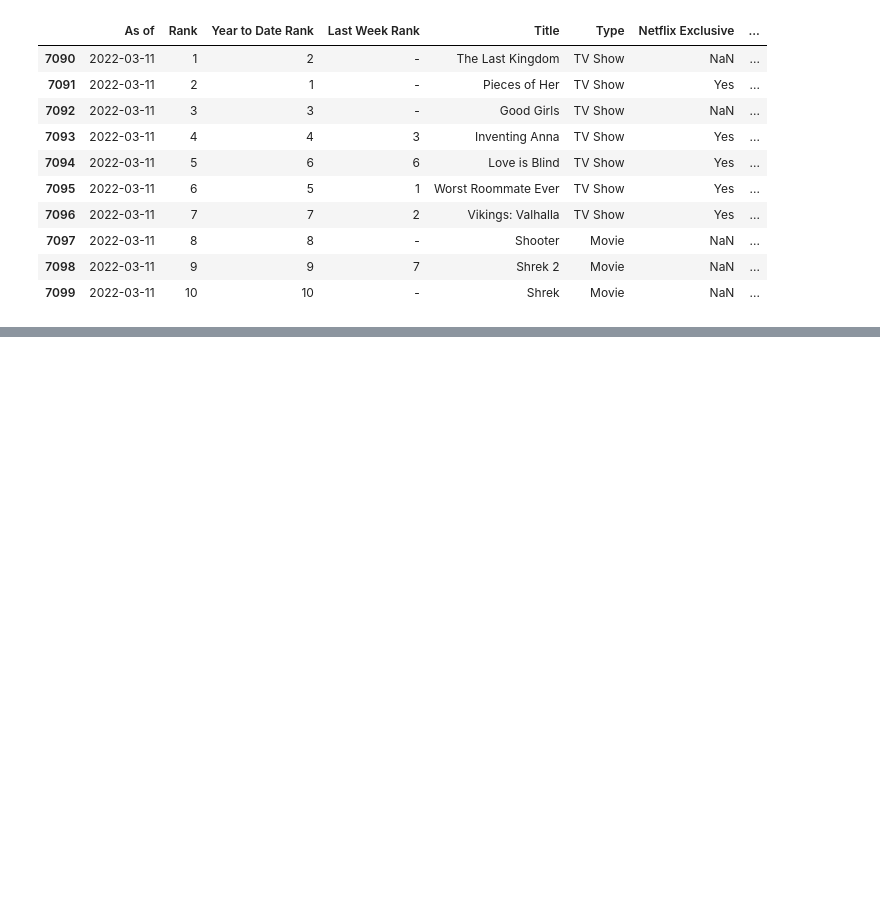
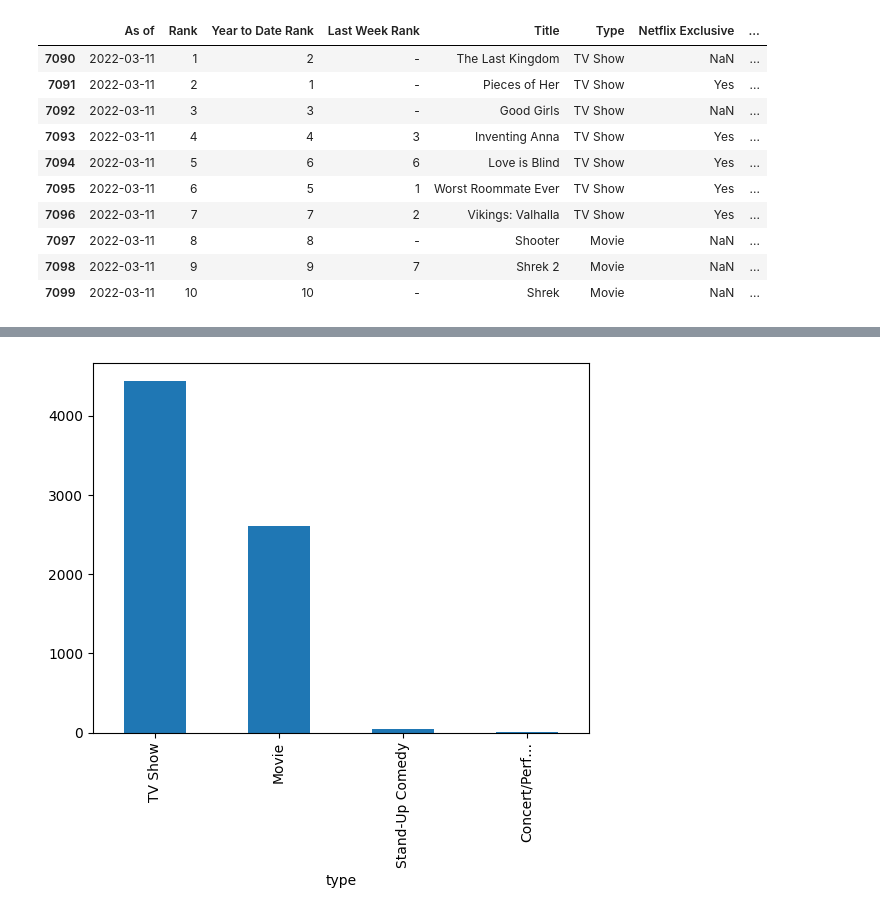
Before and after one commit to srmatheusmaciel/eda_netflix_daily, a Jupyter notebook: estatistica_netflix_daily.ipynb, the cells around one changed output, grey strips where cells are left out. Drawn from its saved outputs; the diff is of its cells as text; code cells hidden in the pictures; blank space fills up the shorter version.

```diff
--- a/estatistica_netflix_daily.ipynb
+++ b/estatistica_netflix_daily.ipynb
@@ -73,0 +247,5 @@ df_netflix.tail(10)
+# %%
+# Verificando quantidade de tipos
+df_netflix.type.value_counts().plot(kind='bar');
+# %% [output]
+[figure, added]
```
Also changed, not shown: parts of 18 cells of this notebook.
